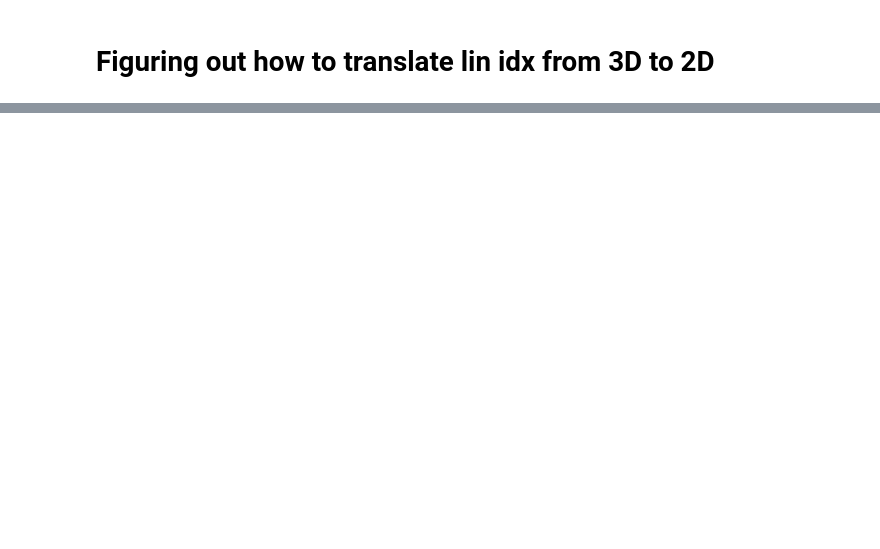
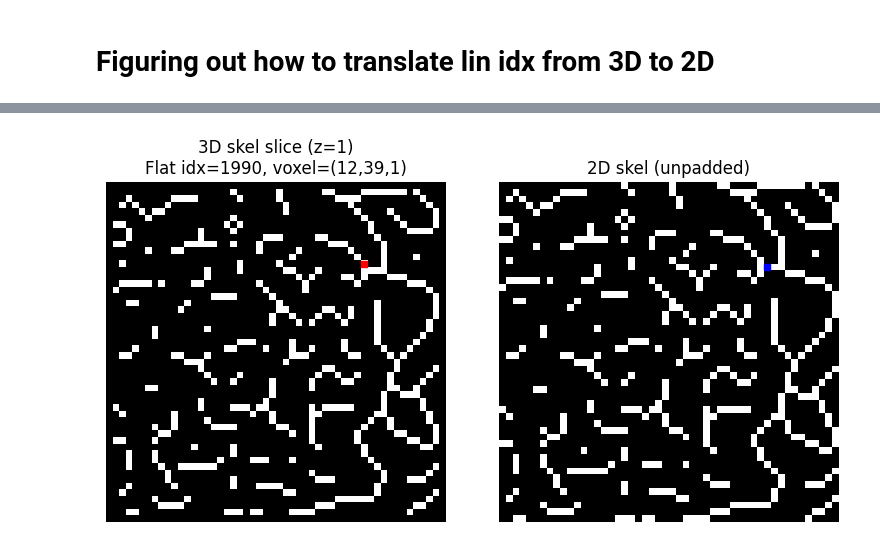
Before and after one commit to Open-Research-Tools-for-Ophthalmology/octava, a Jupyter notebook: code/Skeletonization/current_work/final.ipynb, the cells around one changed output, grey strips where cells are left out. Saved outputs shown, nothing was run; the diff lists cells and outputs as text; code cells hidden in the pictures; blank space fills up the shorter version.

```diff
--- a/code/Skeletonization/current_work/final.ipynb
+++ b/code/Skeletonization/current_work/final.ipynb
@@ -321,0 +313,4 @@ y, x, z = np.unravel_index(2374, skel_padded.shape)
+# %%
+plot_voxel_index_mapping(skel_padded, skel, 1990)
+# %% [output]
+[figure, added]
```
Also changed, not shown: parts of 12 cells of this notebook, 1 other file.
